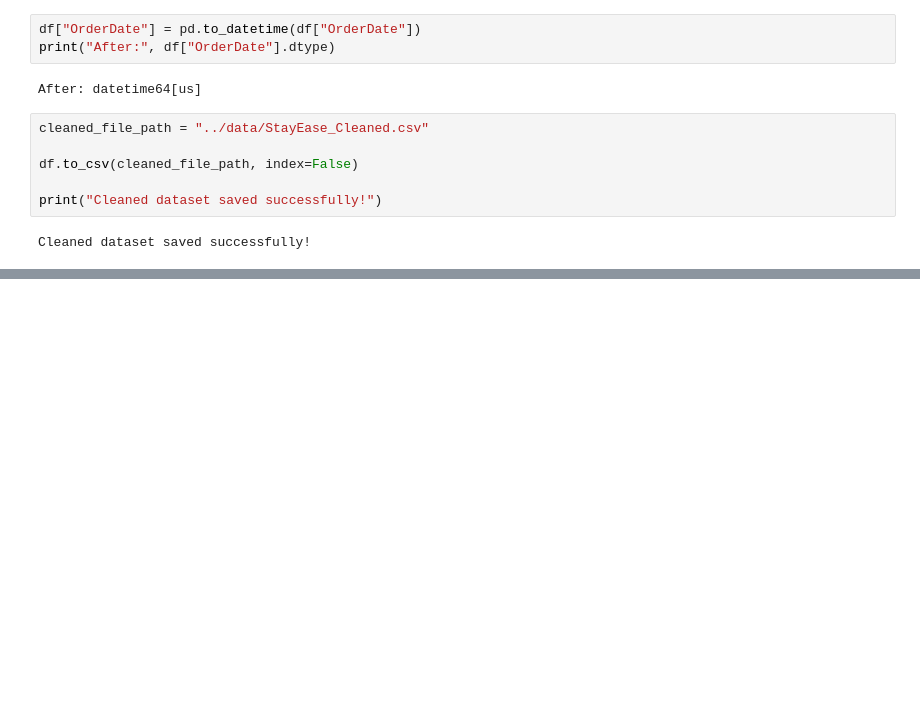
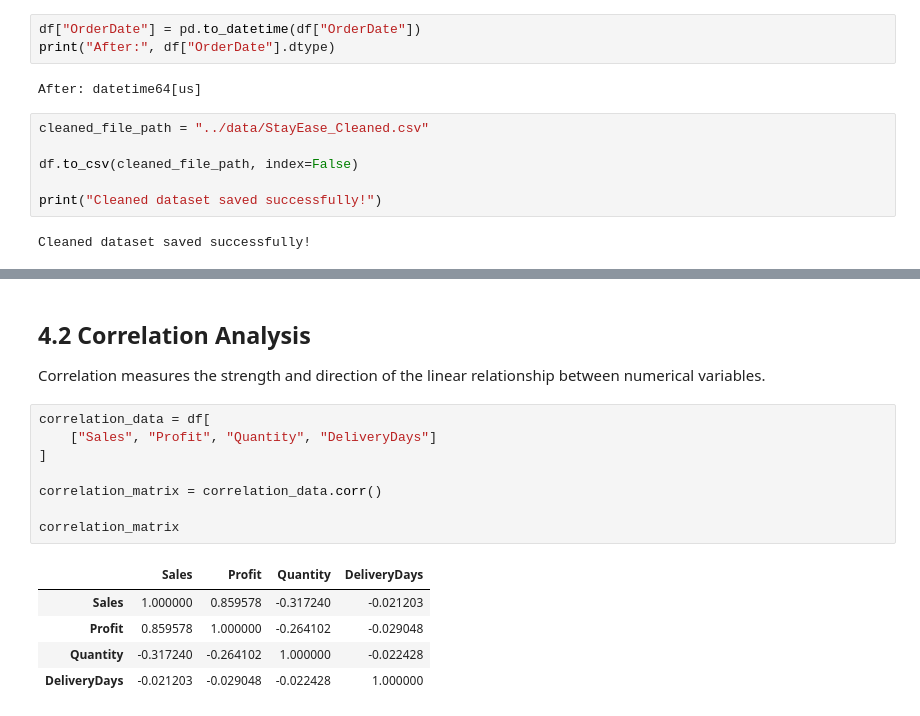
Before and after one commit to VrushaliAPoojary/Data-Analysis, a Jupyter notebook: notebooks/StayEase_Analysis.ipynb, the cells around one changed output, grey strips where cells are left out. Cells and saved outputs as stored; diff of their text form; blank space fills up the shorter version.

```diff
--- a/notebooks/StayEase_Analysis.ipynb
+++ b/notebooks/StayEase_Analysis.ipynb
@@ -326,0 +382,19 @@ Cleaned dataset saved successfully!
+# %% [markdown]
+## 4.2 Correlation Analysis
+
+Correlation measures the strength and direction of the linear relationship
+between numerical variables.
+# %%
+correlation_data = df[
+    ["Sales", "Profit", "Quantity", "DeliveryDays"]
+]
+
+correlation_matrix = correlation_data.corr()
+
+correlation_matrix
+# %% [output]
+|  | Sales | Profit | Quantity | DeliveryDays |
+| Sales | 1.000000 | 0.859578 | -0.317240 | -0.021203 |
+| Profit | 0.859578 | 1.000000 | -0.264102 | -0.029048 |
+| Quantity | -0.317240 | -0.264102 | 1.000000 | -0.022428 |
+| DeliveryDays | -0.021203 | -0.029048 | -0.022428 | 1.000000 |
```
Also changed, not shown: parts of 13 cells of this notebook, 1 other file.
